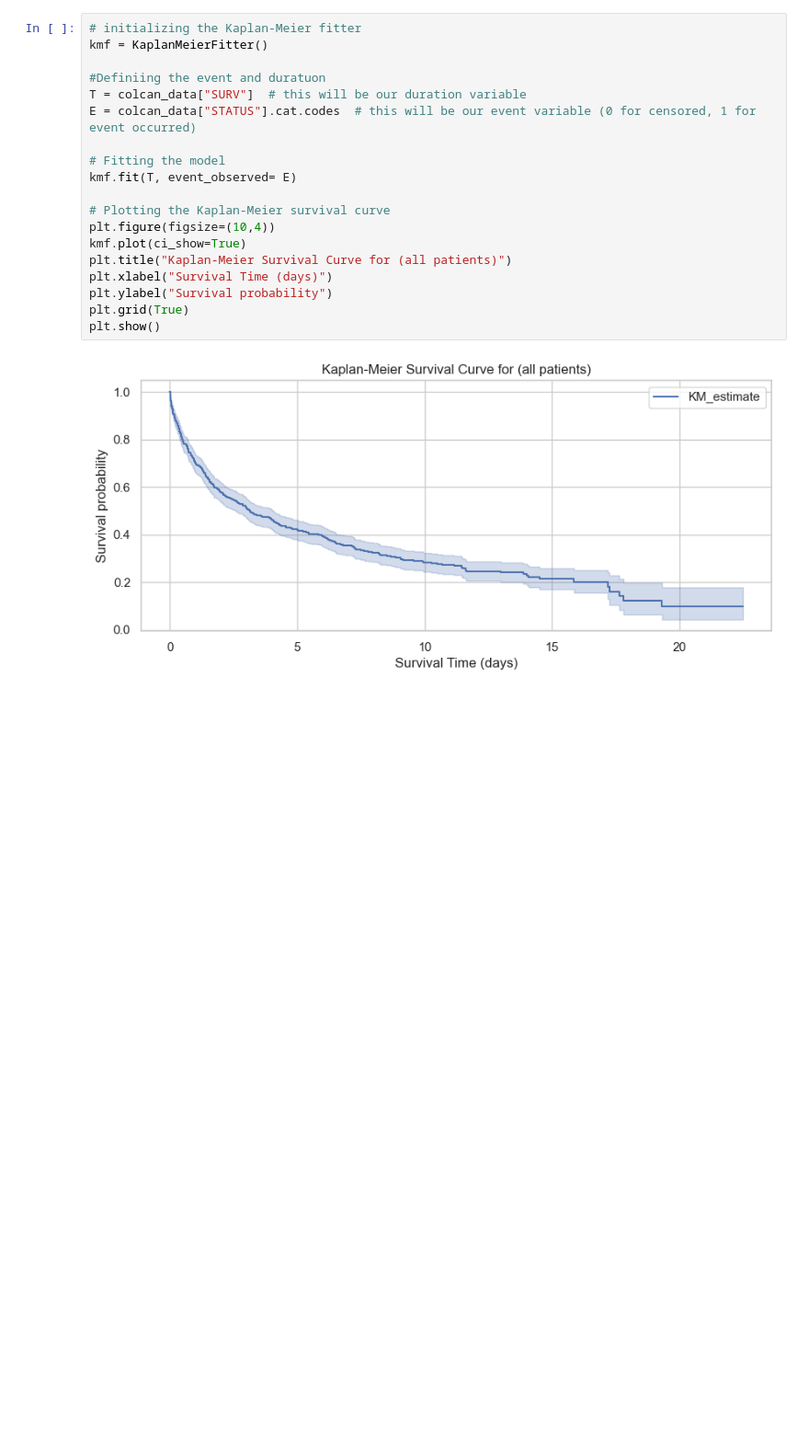
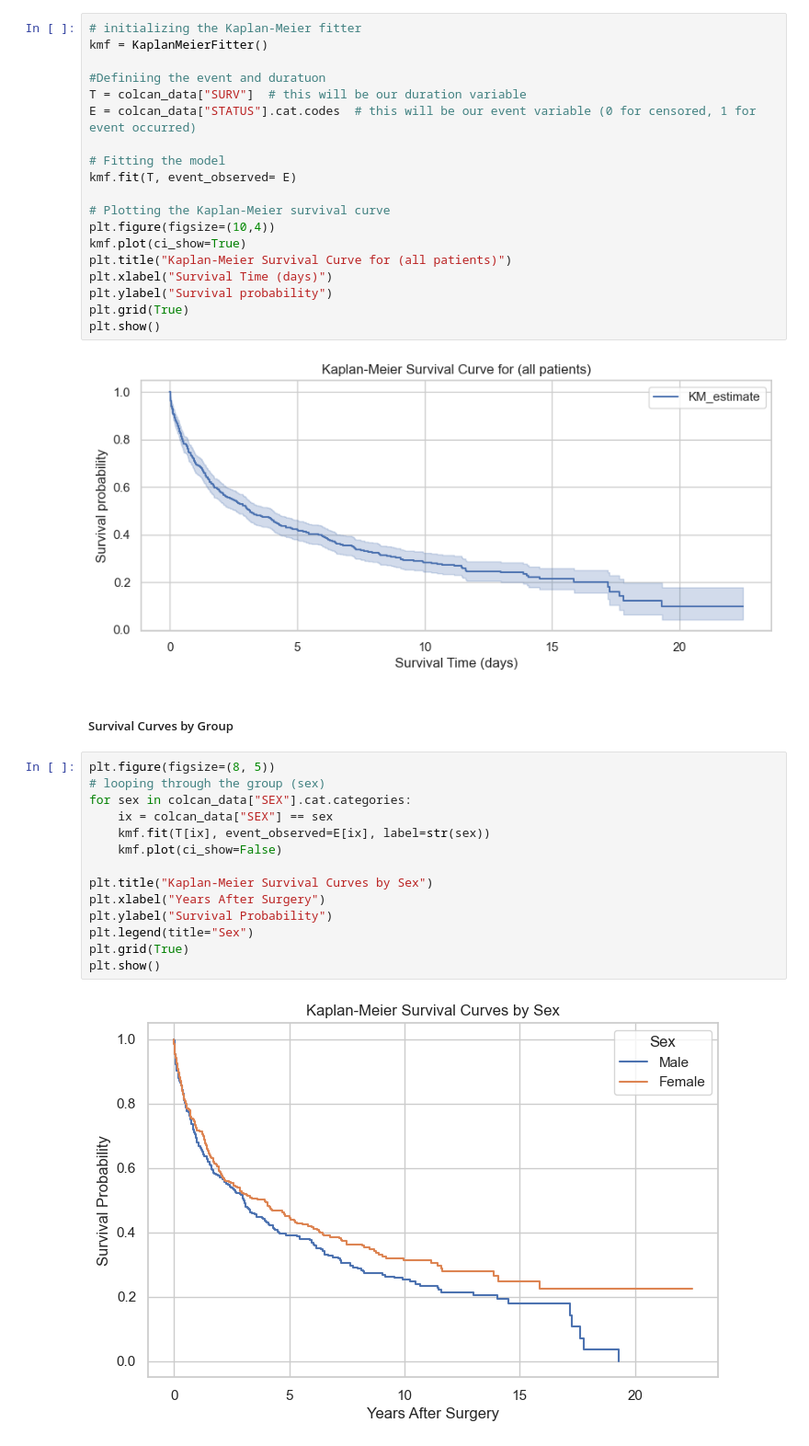
Before and after one commit to Akim351/ColonCancer-Survival-Analysis, a Jupyter notebook: codes.ipynb, the cells around one changed output. Shown at 92% size. Cells and saved outputs as stored; diff of their text form; blank space fills up the shorter version.

```diff
--- a/codes.ipynb
+++ b/codes.ipynb
@@ -310,3 +310,21 @@ plt.grid(True)
 plt.show()
 # %% [output]
 [figure]
+# %% [markdown]
+#####  Survival Curves by Group
+# %%
+plt.figure(figsize=(8, 5))
+# looping through the group (sex)
+for sex in colcan_data["SEX"].cat.categories:
+    ix = colcan_data["SEX"] == sex
+    kmf.fit(T[ix], event_observed=E[ix], label=str(sex))
+    kmf.plot(ci_show=False)
+
+plt.title("Kaplan-Meier Survival Curves by Sex")
+plt.xlabel("Years After Surgery")
+plt.ylabel("Survival Probability")
+plt.legend(title="Sex")
+plt.grid(True)
+plt.show()
+# %% [output]
+[figure, added]
```
Also changed, not shown: 1 other file.
